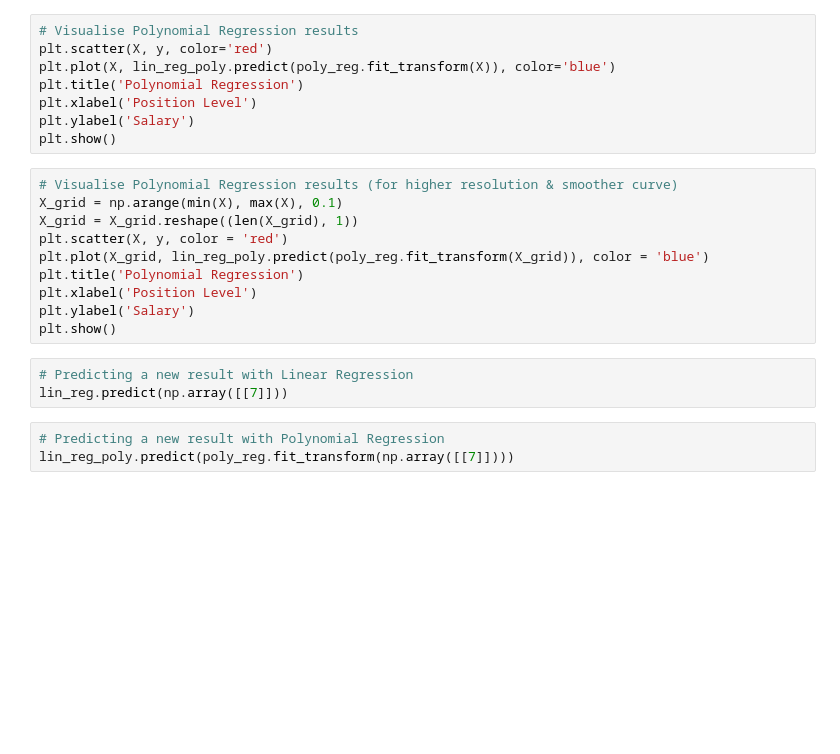
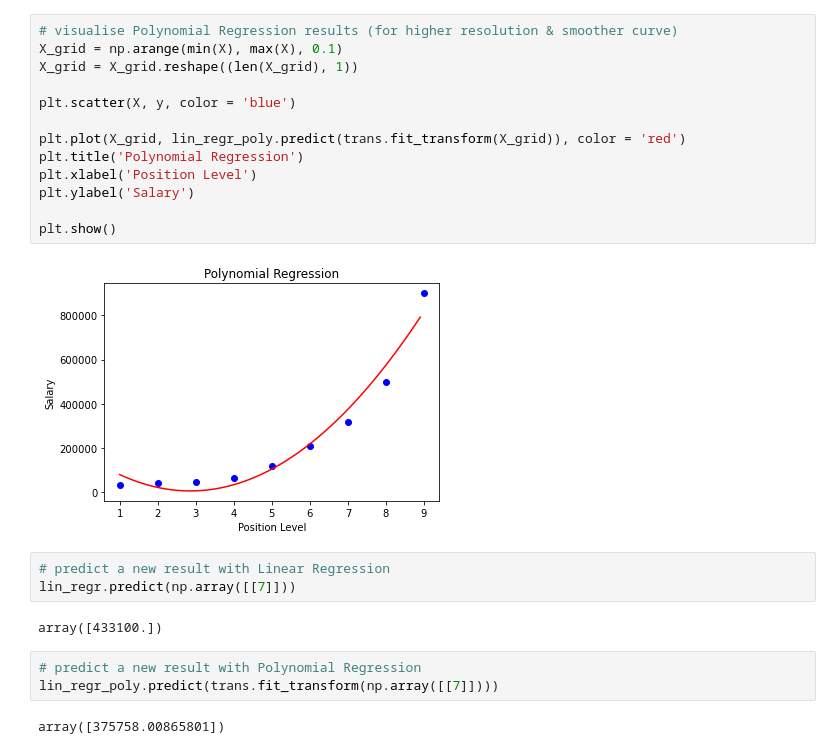
Before and after one commit to lshi/ml, a Jupyter notebook: Polynomial Regression.ipynb, the cells around one changed output. Cells and saved outputs as stored; diff of their text form; blank space fills up the shorter version.

```diff
--- a/Polynomial Regression.ipynb
+++ b/Polynomial Regression.ipynb
@@ -42,24 +57,25 @@ plt.show()
 # %%
-# Visualise Polynomial Regression results
-plt.scatter(X, y, color='red')
-plt.plot(X, lin_reg_poly.predict(poly_reg.fit_transform(X)), color='blue')
+# visualise Polynomial Regression results (for higher resolution & smoother curve)
+X_grid = np.arange(min(X), max(X), 0.1)
+X_grid = X_grid.reshape((len(X_grid), 1))
+
+plt.scatter(X, y, color = 'blue')
+
+plt.plot(X_grid, lin_regr_poly.predict(trans.fit_transform(X_grid)), color = 'red')
 plt.title('Polynomial Regression')
 plt.xlabel('Position Level')
 plt.ylabel('Salary')
+
 plt.show()
+# %% [output]
+[figure, added]
-# %%
-# Visualise Polynomial Regression results (for higher resolution & smoother curve)
-X_grid = np.arange(min(X), max(X), 0.1)
-X_grid = X_grid.reshape((len(X_grid), 1))
-plt.scatter(X, y, color = 'red')
-plt.plot(X_grid, lin_reg_poly.predict(poly_reg.fit_transform(X_grid)), color = 'blue')
-plt.title('Polynomial Regression')
-plt.xlabel('Position Level')
-plt.ylabel('Salary')
-plt.show()
 # %%
-# Predicting a new result with Linear Regression
-lin_reg.predict(np.array([[7]]))
+# predict a new result with Linear Regression
+lin_regr.predict(np.array([[7]]))
+# %% [output]
+array([433100.])
 # %%
-# Predicting a new result with Polynomial Regression
-lin_reg_poly.predict(poly_reg.fit_transform(np.array([[7]])))
+# predict a new result with Polynomial Regression
+lin_regr_poly.predict(trans.fit_transform(np.array([[7]])))
+# %% [output]
+array([375758.00865801])
```
Also changed, not shown: parts of 8 cells of this notebook.
